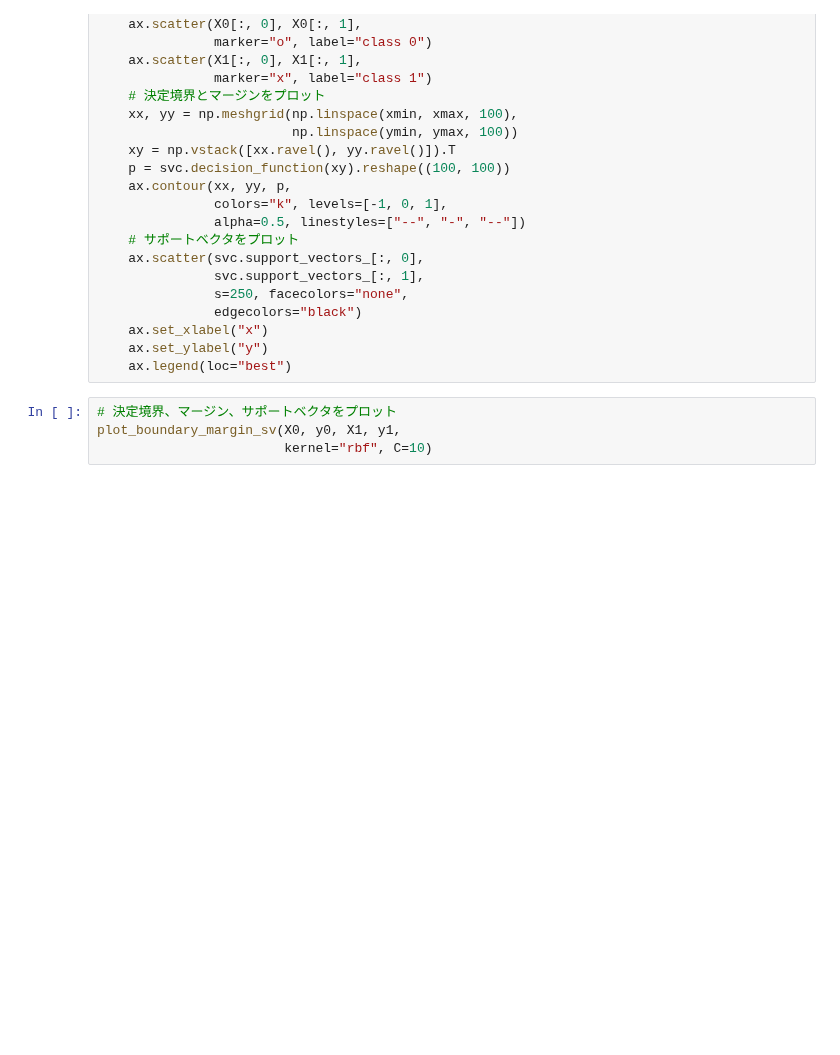
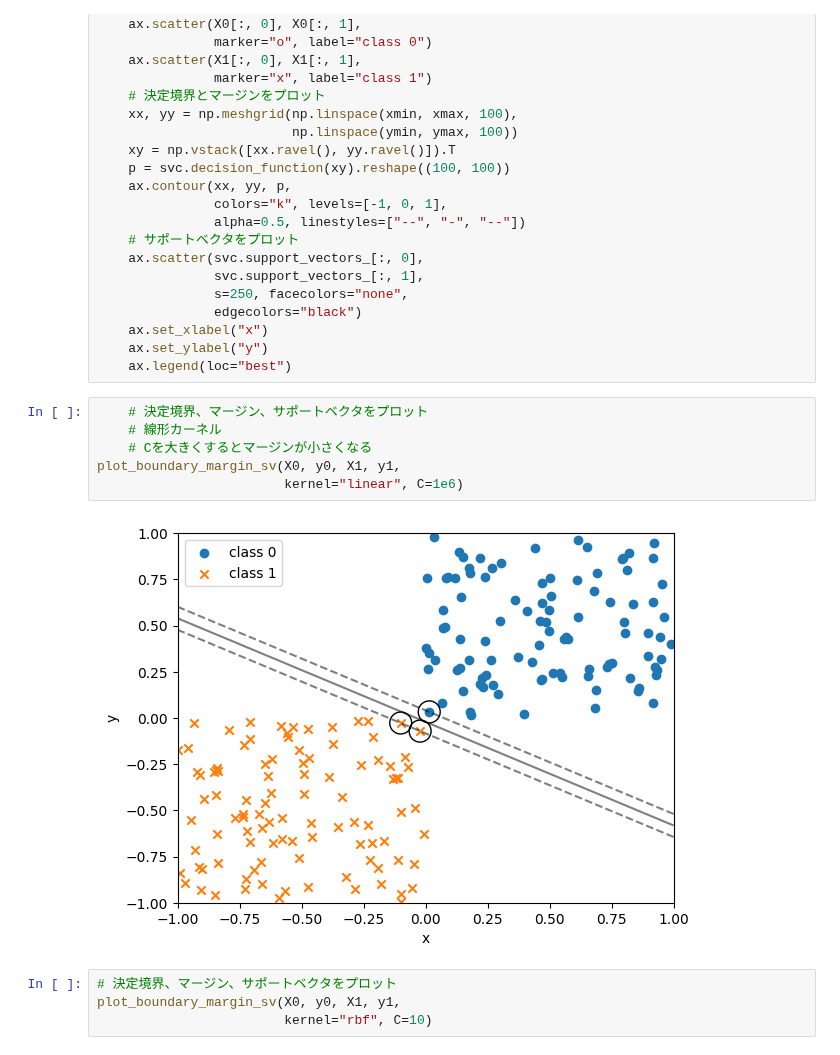
Before and after one commit to Ryo-9591/python-data-analysis-study, a Jupyter notebook: summary/scikit-learn.ipynb, the cells around one changed output. Saved outputs shown, nothing was run; the diff lists cells and outputs as text; blank space fills up the shorter version.

```diff
--- a/summary/scikit-learn.ipynb
+++ b/summary/scikit-learn.ipynb
@@ -179,6 +181,14 @@ def plot_boundary_margin_sv(X0, y0, X1, y1, kernel, C,
     ax.set_xlabel("x")
     ax.set_ylabel("y")
     ax.legend(loc="best")
+# %%
+    # 決定境界、マージン、サポートベクタをプロット
+    # 線形カーネル
+    # Cを大きくするとマージンが小さくなる
+plot_boundary_margin_sv(X0, y0, X1, y1,
+                        kernel="linear", C=1e6)
+# %% [output]
+[figure, added]
 # %%
 # 決定境界、マージン、サポートベクタをプロット
 plot_boundary_margin_sv(X0, y0, X1, y1,
```
Also changed, not shown: parts of 2 cells of this notebook.
